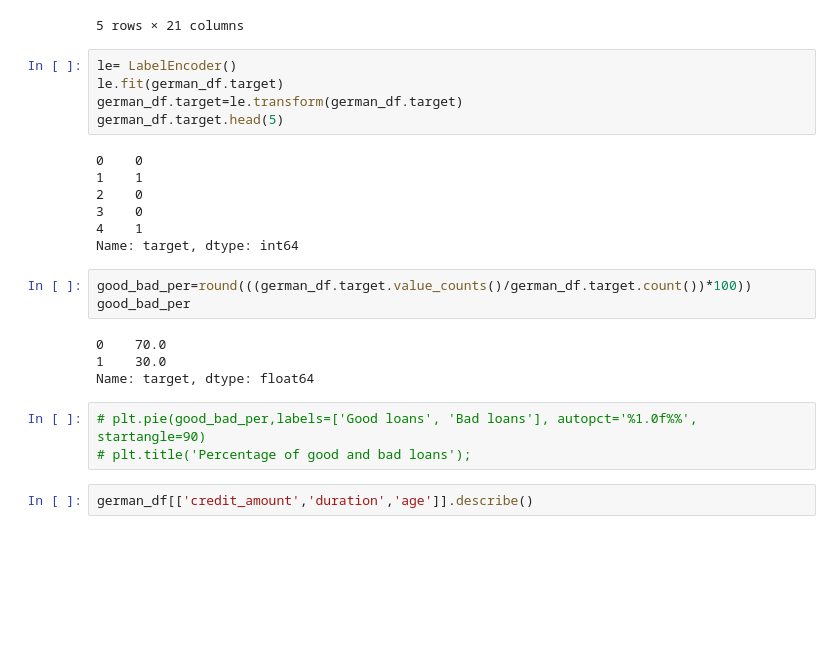
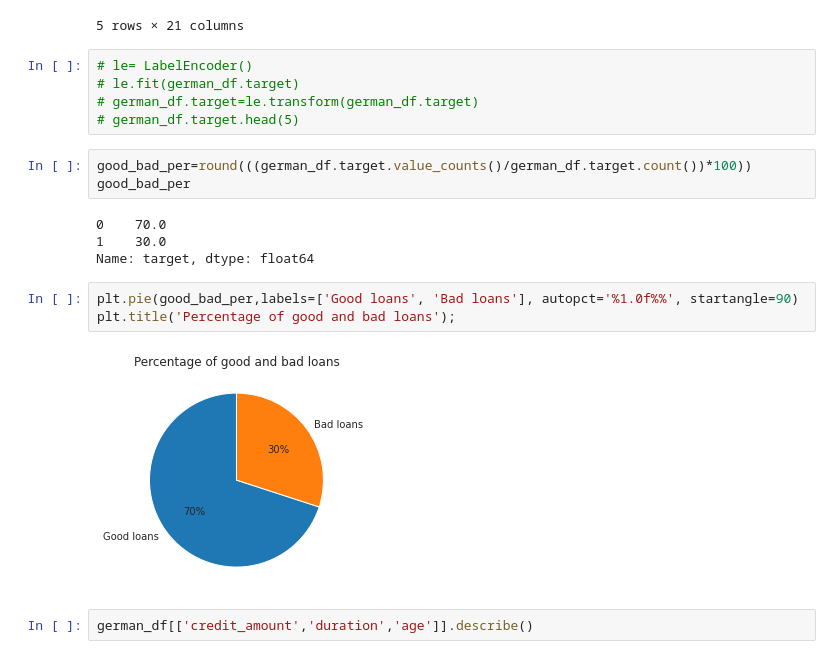
Before and after one commit to Dazaman/Dazball, a Jupyter notebook: shery_hw/german.ipynb, the cells around one changed output. Cells and saved outputs as stored; diff of their text form; blank space fills up the shorter version.

```diff
--- a/shery_hw/german.ipynb
+++ b/shery_hw/german.ipynb
@@ -99,17 +137,10 @@ german_df.head()
 | 4 | neg_bal | 24 | credit_delayed | car_new | 4870 | low | less_4 | ... |
 5 rows × 21 columns
 # %%
-le= LabelEncoder()
-le.fit(german_df.target)
-german_df.target=le.transform(german_df.target)
-german_df.target.head(5)
+# le= LabelEncoder()
+# le.fit(german_df.target)
+# german_df.target=le.transform(german_df.target)
+# german_df.target.head(5)
-# %% [output]
-0    0
-1    1
-2    0
-3    0
-4    1
-Name: target, dtype: int64
 # %%
 good_bad_per=round(((german_df.target.value_counts()/german_df.target.count())*100))
 good_bad_per
@@ -118,8 +149,10 @@ good_bad_per
 1    30.0
 Name: target, dtype: float64
 # %%
-# plt.pie(good_bad_per,labels=['Good loans', 'Bad loans'], autopct='%1.0f%%', startangle=90)
-# plt.title('Percentage of good and bad loans');
+plt.pie(good_bad_per,labels=['Good loans', 'Bad loans'], autopct='%1.0f%%', startangle=90)
+plt.title('Percentage of good and bad loans');
+# %% [output]
+[figure, added]
 # %%
 german_df[['credit_amount','duration','age']].describe()
 # %% [output]
```
Also changed, not shown: parts of 22 cells of this notebook, 1 other file.
